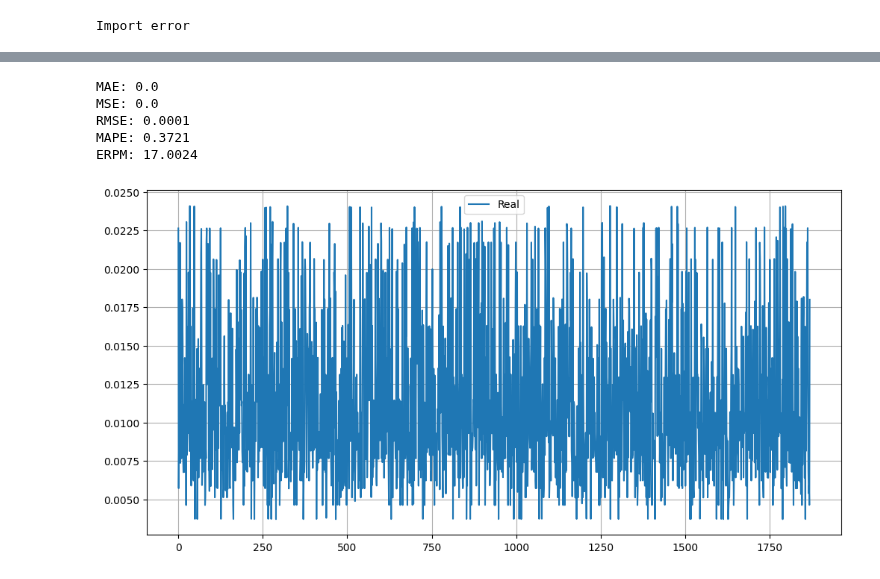
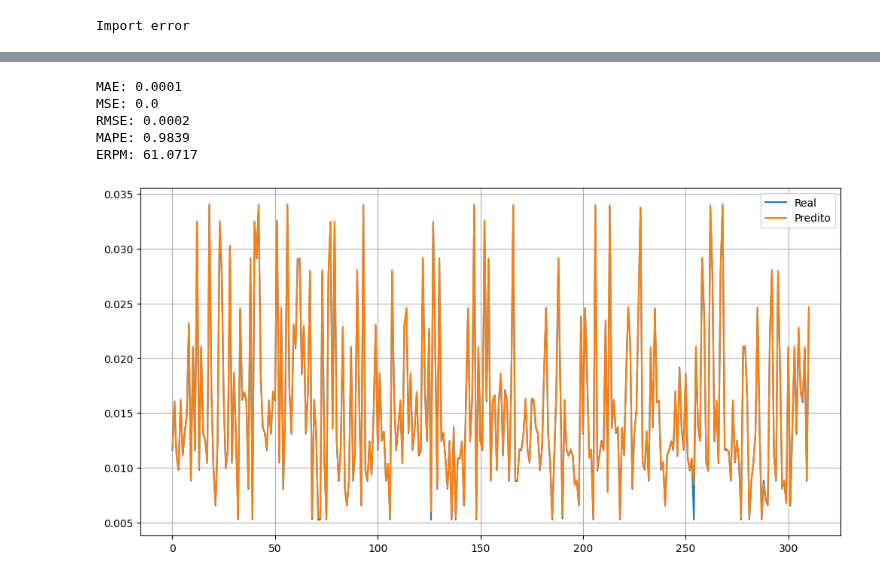
Before and after one commit to Miguel-mmf/smart-automation, a Jupyter notebook: ava02/pt2/modelo.ipynb, the cells around one changed output, grey strips where cells are left out. Cells and saved outputs as stored; diff of their text form; code cells hidden in the pictures.

```diff
--- a/ava02/pt2/modelo.ipynb
+++ b/ava02/pt2/modelo.ipynb
@@ -107,0 +26,5 @@ plt.show()
+# %%
+df = pd.read_parquet('./data/1s/train_data.parquet')
+new_order = ['Frequencia CMB', 'CV-1', 'PT-2(K-1)', 'PT-2(K-2)', 'PT-2']
+df = df.reindex(columns=new_order)
+df.head()
@@ -117,10 +43,10 @@ len(df.columns)
 from sklearn.model_selection import train_test_split
 
 # Separando os dados em X e y
-X = data[:, 0:17]
-y = data[:, 17:]
+X = data[:, 0:4]
+y = data[:, 4:]
 
-X_train, X_test, y_train, y_test = train_test_split(X, y, test_size=0.3, random_state=42, shuffle=True)
+X_train, X_test, y_train, y_test = train_test_split(X, y, test_size=0.1, random_state=42, shuffle=True)
 # %%
 from sklearn.feature_selection import SelectKBest, f_regression
 
@@ -200,7 +71,7 @@ from tensorflow.keras.callbacks import EarlyStopping
 
 
 model = tf.keras.models.Sequential()
-model.add(tf.keras.layers.Input(9))
+model.add(tf.keras.layers.Input(4))
 #model.add(tf.keras.layers.Input(17))
 model.add(tf.keras.layers.Dense(45,activation=tf.nn.relu))
 model.add(tf.keras.layers.Dense(45,activation=tf.nn.relu))
@@ -213,7 +84,7 @@ model.compile(optimizer='adam',
 
 early_stop = EarlyStopping(monitor='mean_squared_error', patience=250)
 
-model.fit(x_train, y_train, epochs=5000, callbacks=[early_stop])
+model.fit(X_train, y_train, epochs=5000, callbacks=[early_stop])
 #model.fit(X_train, y_train, epochs=5000, callbacks=[early_stop])
 # %% [output]
 Epoch 1/5000
@@ -242,0 +108,2 @@ y_predict = model.predict(x_test)
+# %%
+y_predict = model.predict(X_test)
@@ -243,18 +112,17 @@ y_predict = model.predict(x_test)
 # %%
 get_metrics(y_test, y_predict)
 # %% [output]
-MAE: 0.0
+MAE: 0.0001
 MSE: 0.0
-RMSE: 0.0001
-MAPE: 0.3721
-ERPM: 17.0024
+RMSE: 0.0002
+MAPE: 0.9839
+ERPM: 61.0717
 # %%
-for i in range(len(cols)):
-    plt.figure(figsize=(12, 6))
-    plt.plot(y_test[:, i], label='Real')
-    #plt.plot(y_predict[:, i], label='Predito')
-    plt.legend()
-    plt.grid()
-    plt.show()
+plt.figure(figsize=(12, 6))
+plt.plot(y_test, label='Real')
+plt.plot(y_predict, label='Predito')
+plt.legend()
+plt.grid()
+plt.show()
 # %% [output]
-[figure, old version]
+[figure, new version]
```
Also changed, not shown: parts of 28 cells of this notebook.
